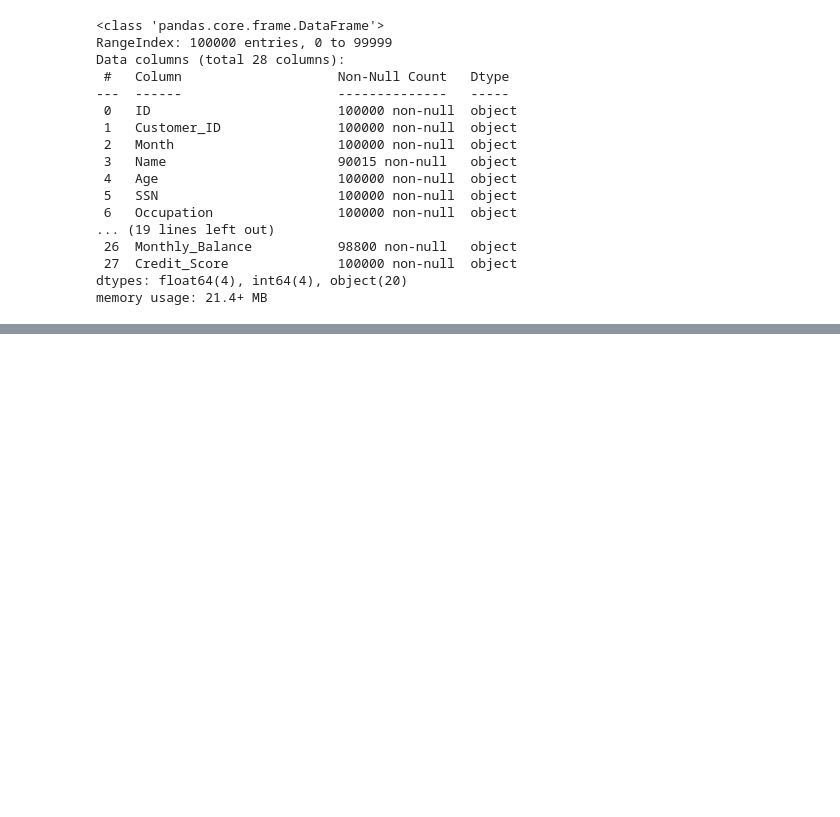
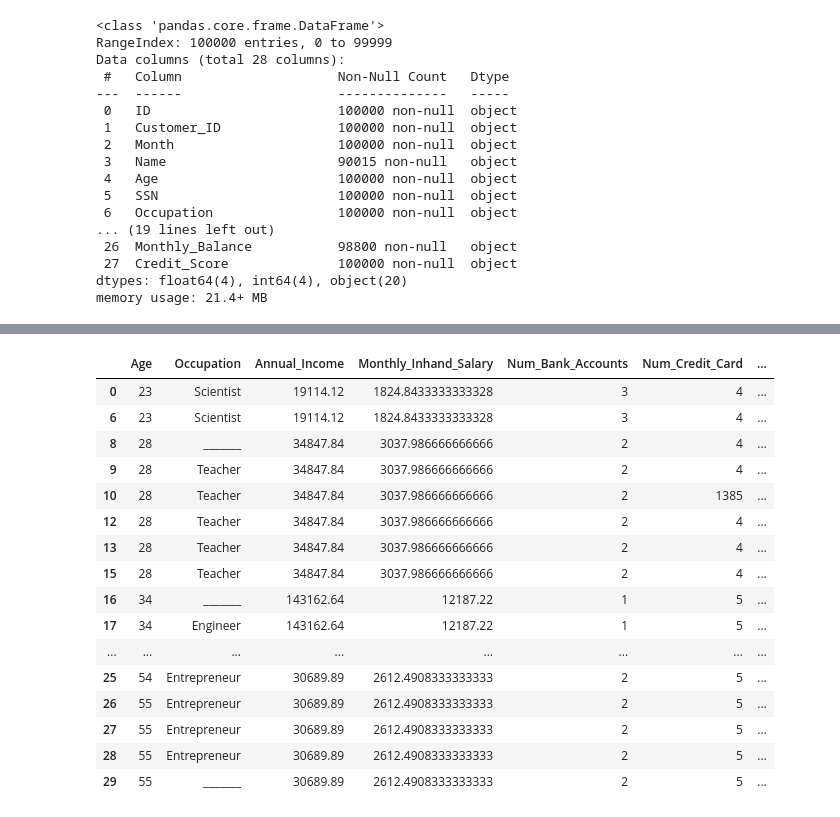
Before and after one commit to 1-stefan/BU425-Project-Credit-Rating, a Jupyter notebook: notebooks/Pre-Processing.ipynb, the cells around one changed output, grey strips where cells are left out. Cells and saved outputs as stored; diff of their text form; code cells hidden in the pictures; blank space fills up the shorter version.

```diff
--- a/notebooks/Pre-Processing.ipynb
+++ b/notebooks/Pre-Processing.ipynb
@@ -104,2 +126,39 @@ Name: Credit_Score, dtype: int64
 # %%
 #from the above we can see that we need to change some noise within the columns (values that dont makes sense)
+
+#remove all incorrect characters
+sym = "\\`*_{}[]()>#@+!$:;"
+
+int_cols = ['Age','Monthly_Inhand_Salary','Num_Bank_Accounts', 'Num_Credit_Card', 'Interest_Rate', 'Delay_from_due_date','Num_of_Delayed_Payment','Outstanding_Debt',
+           'Total_EMI_per_month','Monthly_Balance','Annual_Income']
+
+str_cols = ['Occupation','Credit_History_Age','Payment_of_Min_Amount','Credit_Score']
+#fix int cols
+for i in int_cols:
+  for c in sym:
+    df[i] = df[i].astype(str).str.replace(c,'')
+
+#fix str cols
+for i in str_cols:
+  for c in sym:
+    df[i] = df[i].replace(c,'')
+# %%
+df.head(20)
+# %% [output]
+|  | Age | Occupation | Annual_Income | Monthly_Inhand_Salary | Num_Bank_Accounts | Num_Credit_Card | ... |
+| 0 | 23 | Scientist | 19114.12 | 1824.8433333333328 | 3 | 4 | ... |
+| 6 | 23 | Scientist | 19114.12 | 1824.8433333333328 | 3 | 4 | ... |
+| 8 | 28 | _______ | 34847.84 | 3037.986666666666 | 2 | 4 | ... |
+| 9 | 28 | Teacher | 34847.84 | 3037.986666666666 | 2 | 4 | ... |
+| 10 | 28 | Teacher | 34847.84 | 3037.986666666666 | 2 | 1385 | ... |
+| 12 | 28 | Teacher | 34847.84 | 3037.986666666666 | 2 | 4 | ... |
+| 13 | 28 | Teacher | 34847.84 | 3037.986666666666 | 2 | 4 | ... |
+| 15 | 28 | Teacher | 34847.84 | 3037.986666666666 | 2 | 4 | ... |
+| 16 | 34 | _______ | 143162.64 | 12187.22 | 1 | 5 | ... |
+| 17 | 34 | Engineer | 143162.64 | 12187.22 | 1 | 5 | ... |
+| ... | ... | ... | ... | ... | ... | ... | ... |
+| 25 | 54 | Entrepreneur | 30689.89 | 2612.4908333333333 | 2 | 5 | ... |
+| 26 | 55 | Entrepreneur | 30689.89 | 2612.4908333333333 | 2 | 5 | ... |
+| 27 | 55 | Entrepreneur | 30689.89 | 2612.4908333333333 | 2 | 5 | ... |
+| 28 | 55 | Entrepreneur | 30689.89 | 2612.4908333333333 | 2 | 5 | ... |
+| 29 | 55 | _______ | 30689.89 | 2612.4908333333333 | 2 | 5 | ... |
```
Also changed, not shown: parts of 9 cells of this notebook.
